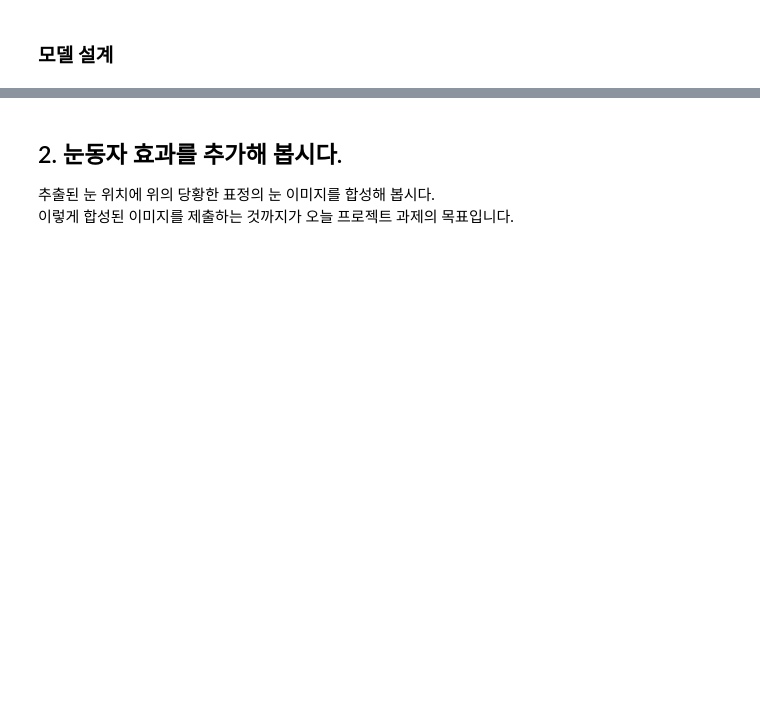
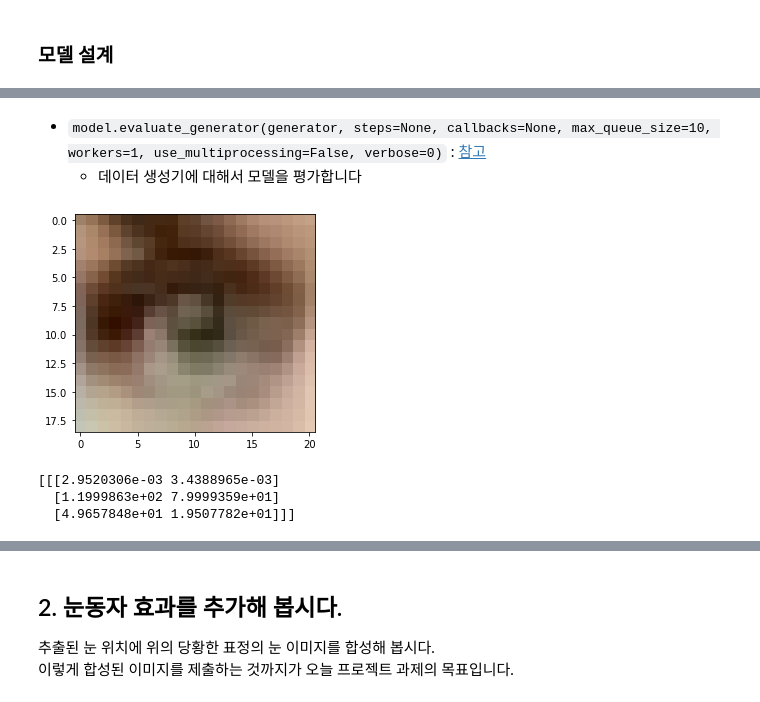
Before and after one commit to stereo-weld/explorations, a Jupyter notebook: CV16_Project_Camera_App_for_Key_Point_Detection_Using_Mean_Shift.ipynb, the cells around one changed output, grey strips where cells are left out. Drawn from its saved outputs; the diff is of its cells as text; code cells hidden in the pictures; blank space fills up the shorter version.

```diff
--- a/CV16_Project_Camera_App_for_Key_Point_Detection_Using_Mean_Shift.ipynb
+++ b/CV16_Project_Camera_App_for_Key_Point_Detection_Using_Mean_Shift.ipynb
@@ -39,0 +354,26 @@
+# %% [markdown]
+* `model.evaluate_generator(generator, steps=None, callbacks=None, max_queue_size=10, workers=1, use_multiprocessing=False, verbose=0)` : [참고](https://keras.io/ko/models/sequential/)
+  - 데이터 생성기에 대해서 모델을 평가합니다
+# %%
+# 실제로 이미지에 출력
+import cv2
+import matplotlib.pyplot as plt
+
+img = cv2.imread(val_data_root+'/img/eye_000210_l.png')
+plt.imshow(cv2.cvtColor(img, cv2.COLOR_BGR2RGB))
+plt.show()
+# %% [output]
+[figure, added]
+# %%
+# 입력을 위해 이미지를 120x80 으로 resize 한 후, 배치(batch)를 나타낼 수 있는 4차원 텐서로 변경
+np_inputs = np.expand_dims(cv2.resize(img, (120, 80)), axis=0)
+preds = model.predict(np_inputs/255., 1)
+
+repred = preds.reshape((1, 3, 2))
+repred[:,:,0] *= 120
+repred[:,:,1] *= 80
+print (repred)
+# %% [output]
+[[[2.9520306e-03 3.4388965e-03]
+  [1.1999863e+02 7.9999359e+01]
+  [4.9657848e+01 1.9507782e+01]]]
```
Also changed, not shown: parts of 29 cells of this notebook.
